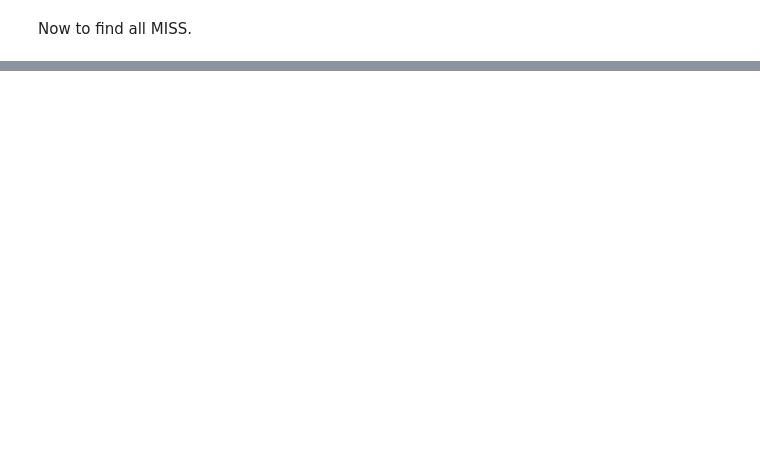
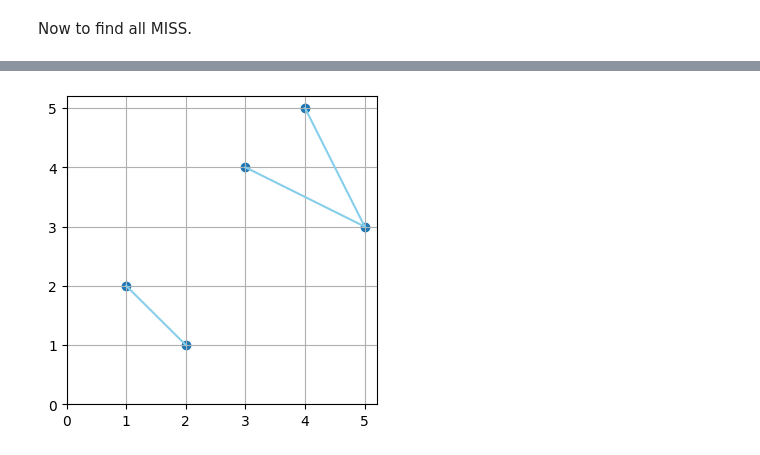
Before and after one commit to innyun/Modulus-Project, a Jupyter notebook: modulus project.ipynb, the cells around one changed output, grey strips where cells are left out. Drawn from its saved outputs; the diff is of its cells as text; code cells hidden in the pictures; blank space fills up the shorter version.

```diff
--- a/modulus project.ipynb
+++ b/modulus project.ipynb
@@ -616,0 +928,90 @@ usage matrix from connections and networkx:
+# %%
+def plot_all_connections(s):
+    """returns all valid connections in MDSS
+
+    Args:
+        s (list): sequence to generate connections from
+
+    Returns:
+        list of tuples: (x1, x2) where (x1, s[x1]) (x2, s[x2]) is a valid connection of down and left paths that are part of a MISS
+    """
+    connections = []
+    for i in range(len(s)):
+        for j in range(i, len(s)):
+            # using the above rule
+            if ((j - i) * (s[j] - s[i])) < 0:
+                connections.append((i, j))
+    # gets rid of duplicates
+    connections = list(set(connections))
+
+    plt.figure(figsize=(4, 4))
+    plt.scatter(range(1, len(s) + 1), s)
+
+    valid_connections = set()
+
+    for connection in connections:
+        if not in_box(connection, s):
+            valid_connections.add((connection[0] + 1, connection[1] + 1))
+            x1, x2 = connection[0], connection[1]
+            plt.plot([x1 + 1, x2 + 1], [s[x1], s[x2]], color='skyblue')
+
+    plt.xticks(range(0, len(s) + 1))
+    plt.yticks(range(0, len(s) + 1))
+    plt.grid(True)
+
+    connections = sorted(list(valid_connections))
+
+    return connections
+
+def in_box(t, s):
+    """returns whether there is another point in the box extending horizontal and vertical lines from both points
+
+    Args:
+        t (tuple): connection to be checked
+        s (list): main seequence
+
+    Returns:
+        bool: whether there exists a point in the box
+    """
+    i, j = t[0], t[1]
+    if any(s[x] > s[j] and s[x] < s[i] for x in range(i + 1, j)):
+        return True
+    return False
+
+def MISS_from_connections(c, s_len):
+    """uses networkx to find the usage matrix of MISS from a list of possible valid connections
+
+    Args:
+        c (list of tuples): connections
+
+    Returns:
+        2D numpy array: usage matrix
+    """
+    plt.figure(figsize=(4, 4))
+    g = nx.DiGraph()
+    g.add_edges_from(c)
+
+    m = np.empty((0, s_len))
+
+    sink_nodes = [node for node, out_degree in g.out_degree() if out_degree == 0]
+    source_nodes = [node for node, in_degree in g.in_degree() if in_degree == 0]
+    for (source, sink) in [(source, sink) for sink in sink_nodes for source in source_nodes]:
+        for path in nx.all_simple_paths(g, source=source, target=sink):
+            row = np.zeros(s_len)
+            for i in path:
+                row[i - 1] = 1
+            m = np.concatenate((m, [row]), axis=0)
+
+    pos = nx.circular_layout(g)
+    nx.draw(g, pos, with_labels=True, arrowsize=20, node_size=700, node_color='skyblue')
+
+    return m
+
+pi = [2, 1, 4, 5, 3]
+
+print("connections:")
+connections = plot_all_connections(pi)
+print(connections)
+print("usage matrix from connections and networkx:")
+print(MISS_from_connections(connections, len(pi)))
+# %% [output]
@@ -616,0 +1024 @@ usage matrix from connections and networkx:
+[figure, added]
```
Also changed, not shown: parts of 19 cells of this notebook.
